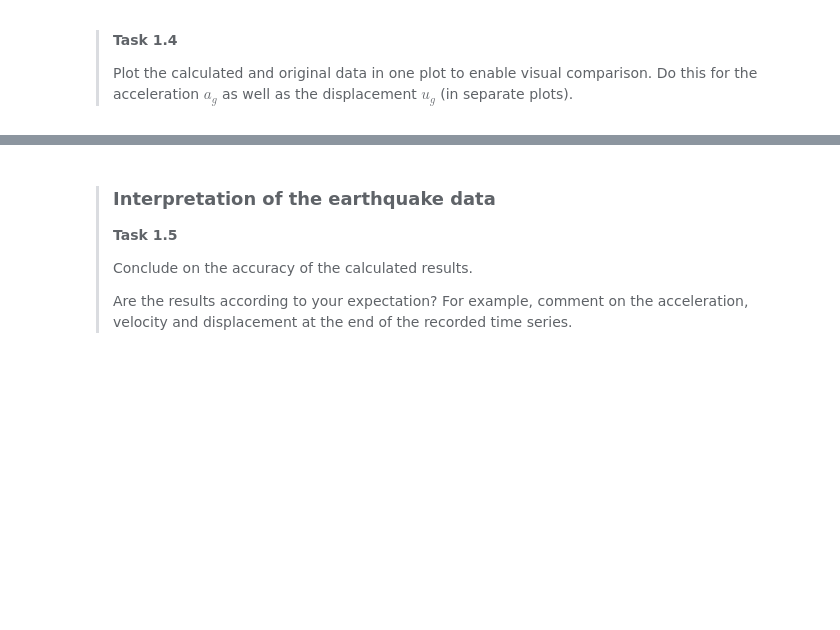
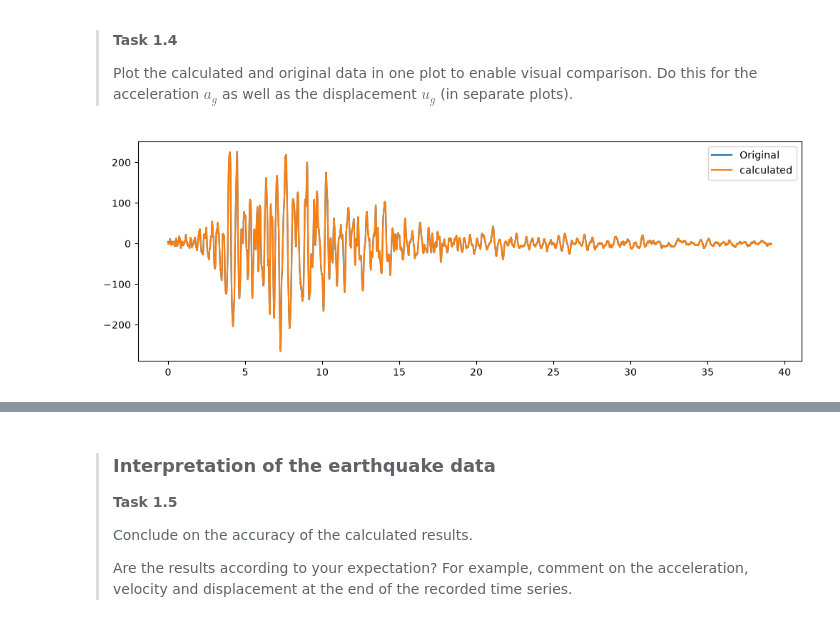
Before and after one commit to prajwalabc/GA1.2, a Jupyter notebook: 1Ddynamics.ipynb, the cells around one changed output, grey strips where cells are left out. Saved outputs shown, nothing was run; the diff lists cells and outputs as text; code cells hidden in the pictures; blank space fills up the shorter version.

```diff
--- a/1Ddynamics.ipynb
+++ b/1Ddynamics.ipynb
@@ -163,11 +160,13 @@ The list of individual area is [0, np.float64(-0.005934999999999999), np.float64
 # %%
 # Plotting ground acceleration
 
 plt.figure(figsize=(12, 4))
-### YOUR CODE HERE ###
-### YOUR CODE HERE ###
-### YOUR CODE HERE ###
+plt.plot(t,ag,label='Original')
+plt.plot(t,acc,label='calculated')
+plt.legend()
 plt.show()
+# %% [output]
+[figure, added]
 # %%
 # Plotting ground displacement
 
```
Also changed, not shown: parts of 4 cells of this notebook.
